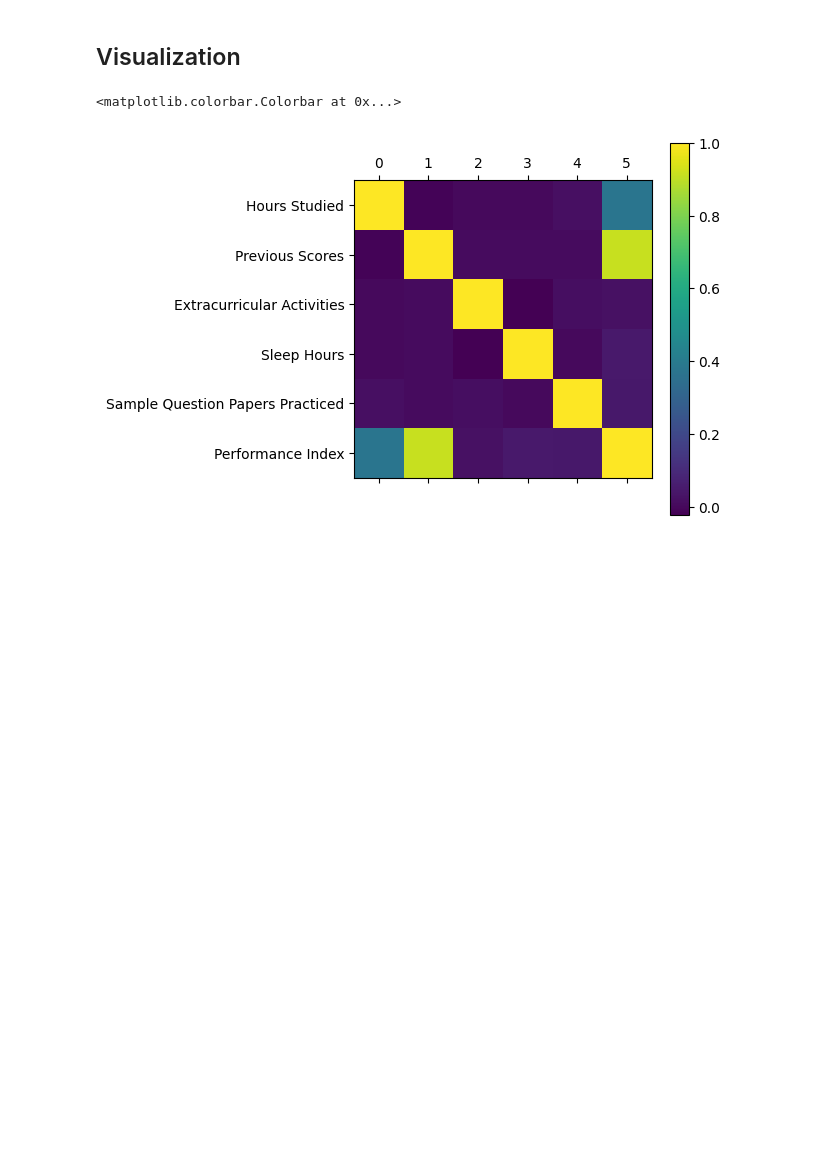
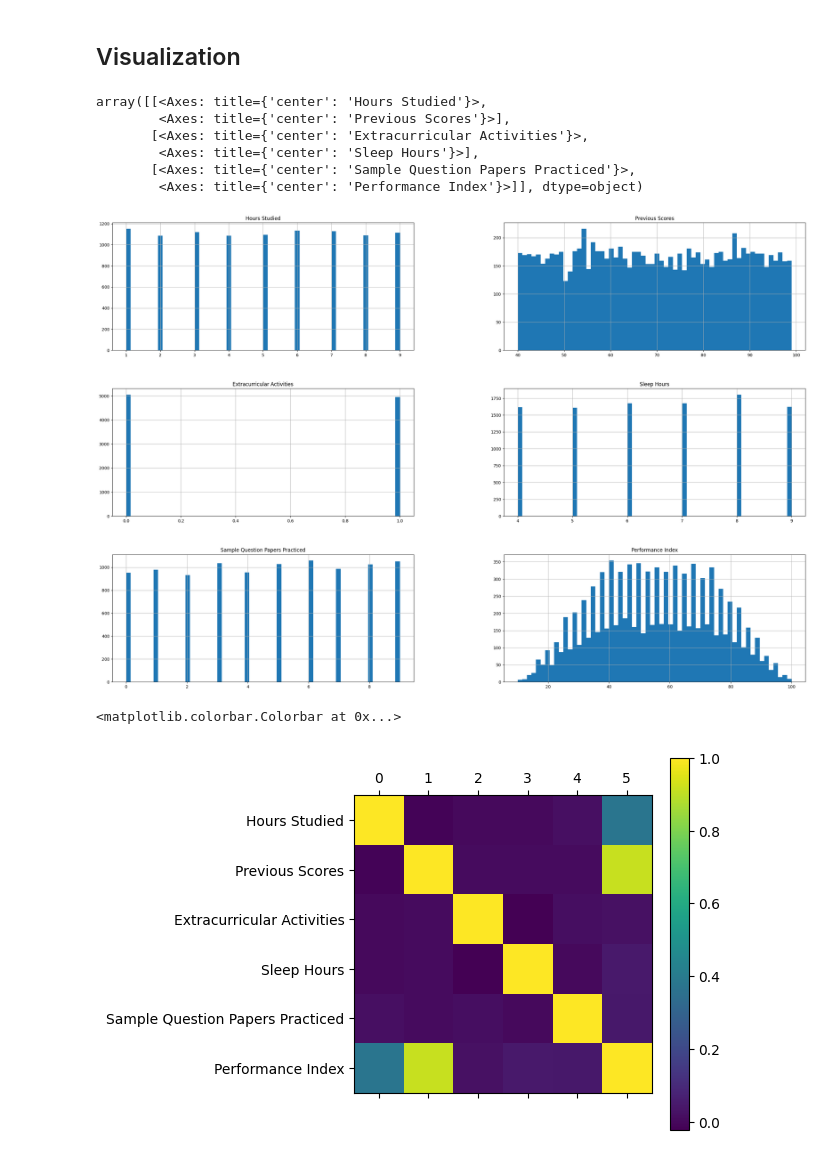
Before and after one commit to laoqiu233/itmo-ai-systems, a Jupyter notebook: lab4/linear_regression_student_performance.ipynb, the cells around one changed output. Cells and saved outputs as stored; diff of their text form; code cells hidden in the pictures; blank space fills up the shorter version.

Commit message:
Added histogram

```diff
--- a/lab4/linear_regression_student_performance.ipynb
+++ b/lab4/linear_regression_student_performance.ipynb
@@ -35,6 +35,16 @@ memory usage: 468.9 KB
 | max | 9.000000 | 99.000000 | 1.000000 | 9.000000 | 9.000000 | ... |
 # %% [markdown]
 ## Visualization
+# %%
+df.hist(bins=60, figsize=(30, 20))
+# %% [output]
+array([[<Axes: title={'center': 'Hours Studied'}>,
+        <Axes: title={'center': 'Previous Scores'}>],
+       [<Axes: title={'center': 'Extracurricular Activities'}>,
+        <Axes: title={'center': 'Sleep Hours'}>],
+       [<Axes: title={'center': 'Sample Question Papers Practiced'}>,
+        <Axes: title={'center': 'Performance Index'}>]], dtype=object)
+[figure, added]
 # %%
 plt.matshow(df.corr())
 plt.yticks(range(len(df.columns)), df.columns)
```
